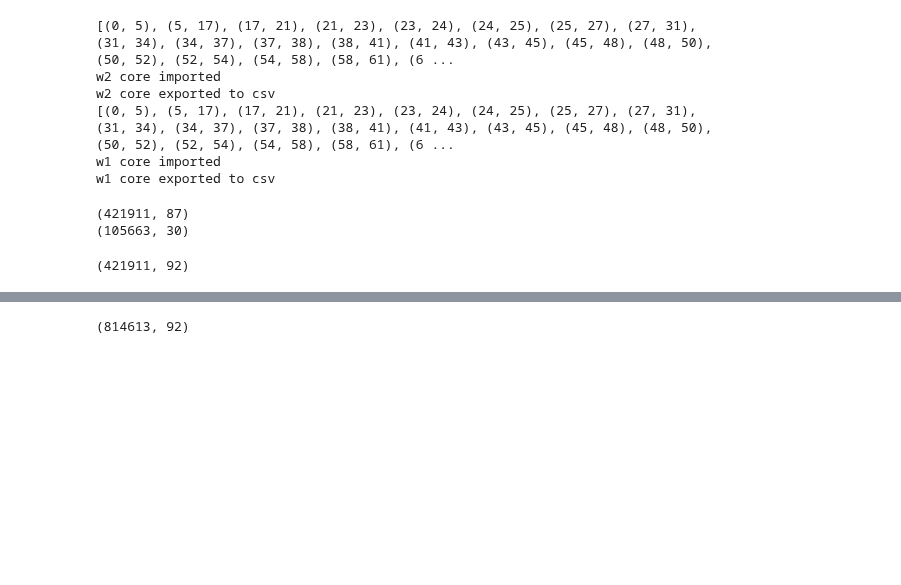
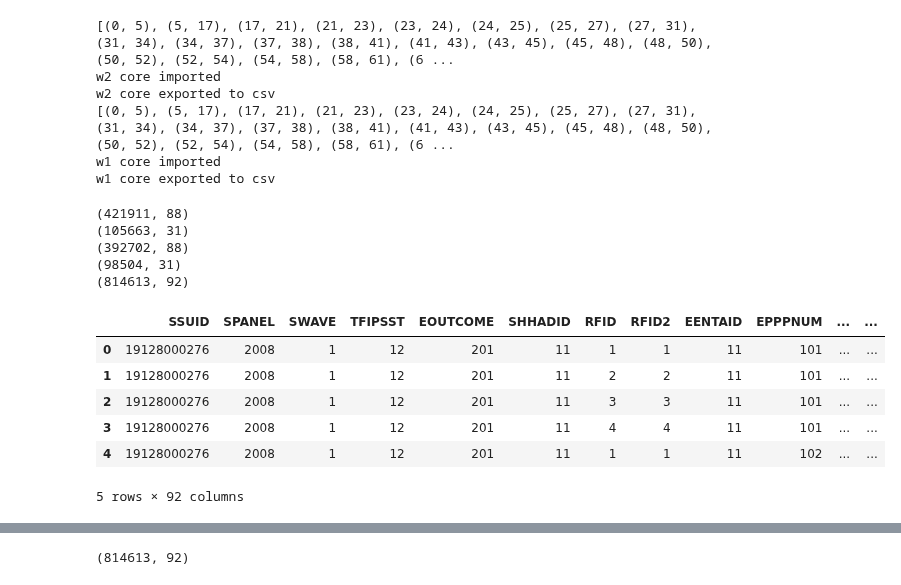
Before and after one commit to MaxDerWeber/MasterThesis, a Jupyter notebook: Data.ipynb, the cells around one changed output, grey strips where cells are left out. Saved outputs shown, nothing was run; the diff lists cells and outputs as text; code cells hidden in the pictures; blank space fills up the shorter version.

```diff
--- a/Data.ipynb
+++ b/Data.ipynb
@@ -86,26 +88,40 @@ w2 core exported to csv
 [(0, 5), (5, 17), (17, 21), (21, 23), (23, 24), (24, 25), (25, 27), (27, 31), (31, 34), (34, 37), (37, 38), (38, 41), (41, 43), (43, 45), (45, 48), (48, 50), (50, 52), (52, 54), (54, 58), (58, 61), (6 ...
 w1 core imported
 w1 core exported to csv
+# %%
+w1_core = pd.read_csv('/Users/maxweber/Desktop/DataMasterThesis/core_w1.csv')
+w2_core = pd.read_csv('/Users/maxweber/Desktop/DataMasterThesis/core_w2.csv')
+w1_topical = pd.read_csv('/Users/maxweber/Desktop/DataMasterThesis/topical_w1.csv')
+w2_topical = pd.read_csv('/Users/maxweber/Desktop/DataMasterThesis/topical_w2.csv')
 # %%
 print(w1_core.shape)
 print(w1_topical.shape)
-w1_full = w1_core.merge(w1_topical, how = 'left', on = clmn_join)
+w1_full = w1_core.merge(w1_topical[clmn_join+clmn_rebate], how = 'left', on = clmn_join)
 w1_full.shape
 
 print(w2_core.shape)
 print(w2_topical.shape)
-w2_full = w2_core.merge(w2_topical, how = 'left', on = clmn_join)
+w2_full = w2_core.merge(w2_topical[clmn_join+clmn_rebate], how = 'left', on = clmn_join)
 w2_full.shape
 
 df = pd.concat([w1_full, w2_full])
 df.drop('Unnamed: 0', inplace = True, axis=1)
 
 df.to_csv('/Users/maxweber/Desktop/DataMasterThesis/full_sipp.csv')
 print(df.shape)
 del [w1_core, w2_core, w1_topical, w2_topical]
 
 df.head()
 # %% [output]
-(421911, 87)
-(105663, 30)
+(421911, 88)
+(105663, 31)
+(392702, 88)
+(98504, 31)
+(814613, 92)
+|  | SSUID | SPANEL | SWAVE | TFIPSST | EOUTCOME | SHHADID | RFID | RFID2 | EENTAID | EPPPNUM | ... | ... |
+| 0 | 19128000276 | 2008 | 1 | 12 | 201 | 11 | 1 | 1 | 11 | 101 | ... | ... |
+| 1 | 19128000276 | 2008 | 1 | 12 | 201 | 11 | 2 | 2 | 11 | 101 | ... | ... |
+| 2 | 19128000276 | 2008 | 1 | 12 | 201 | 11 | 3 | 3 | 11 | 101 | ... | ... |
+| 3 | 19128000276 | 2008 | 1 | 12 | 201 | 11 | 4 | 4 | 11 | 101 | ... | ... |
+| 4 | 19128000276 | 2008 | 1 | 12 | 201 | 11 | 1 | 1 | 11 | 102 | ... | ... |
-(421911, 92)
+5 rows × 92 columns
```
Also changed, not shown: parts of 9 cells of this notebook, 1 other file.
